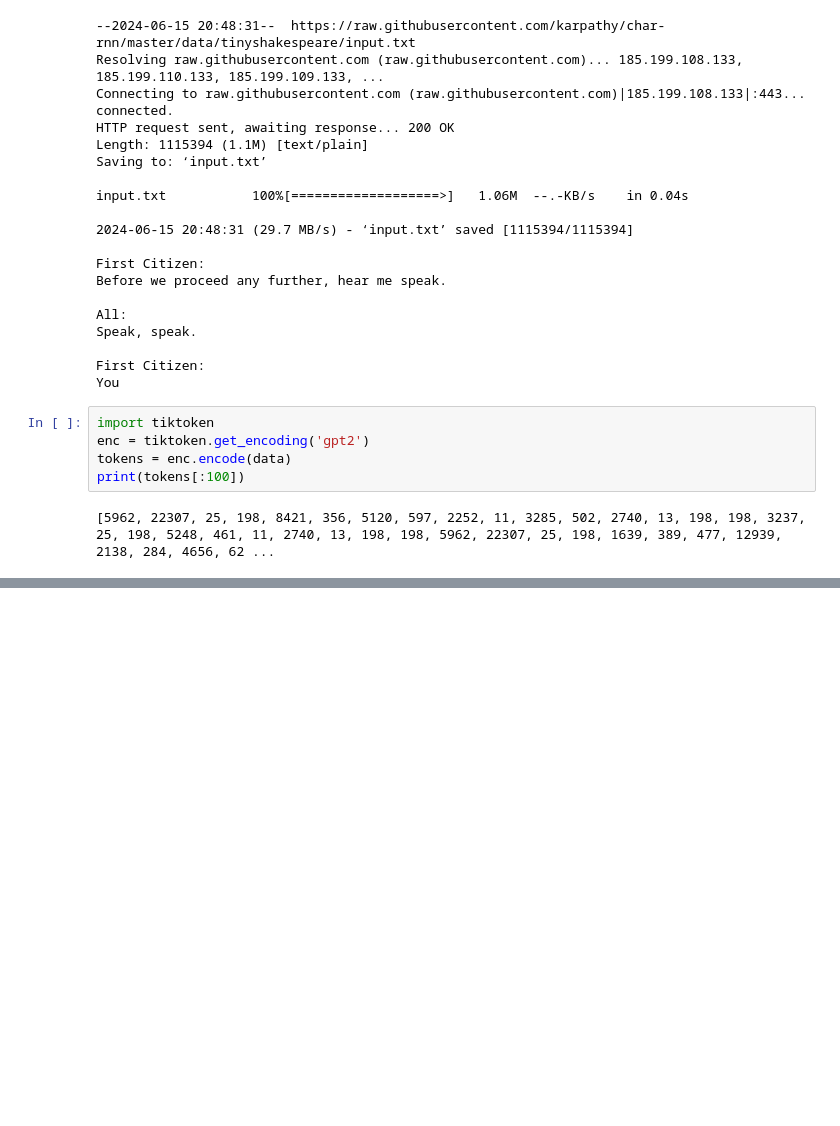
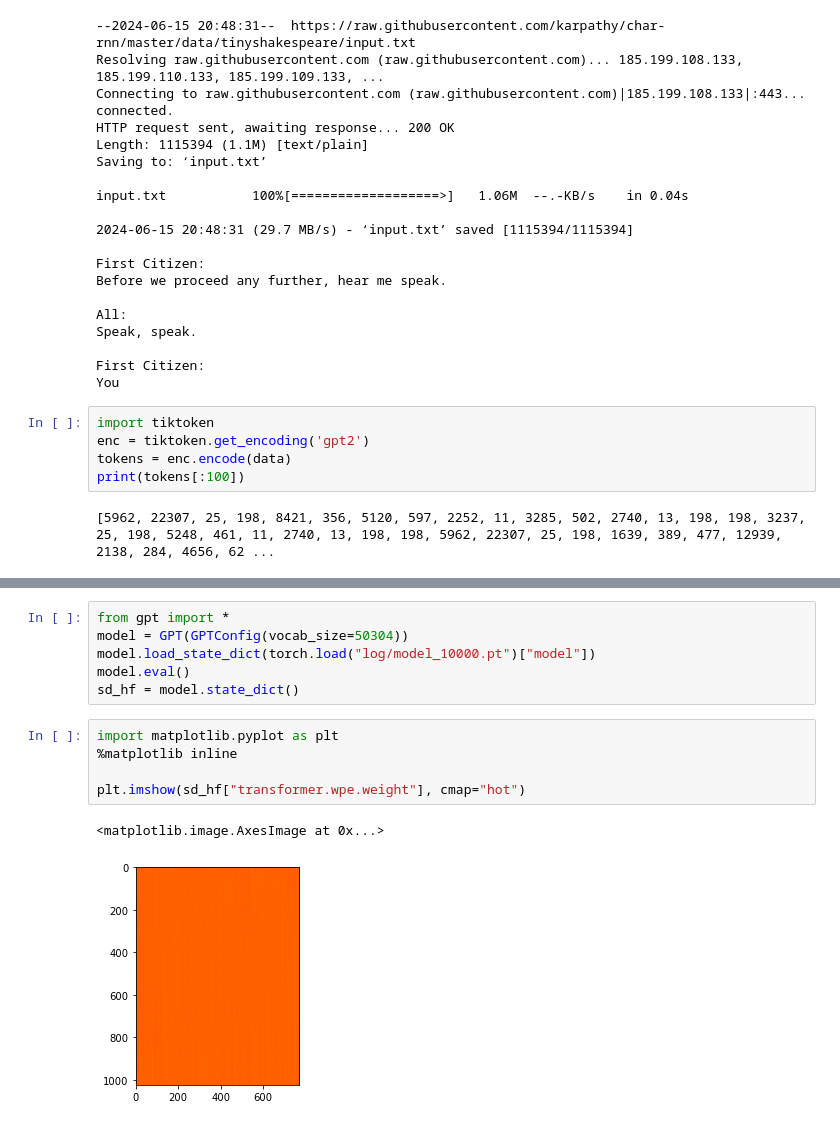
Before and after one commit to WilsonCWu/build_nanogpt, a Jupyter notebook: lookat_hf_gpt2.ipynb, the cells around one changed output, grey strips where cells are left out. Drawn from its saved outputs; the diff is of its cells as text; blank space fills up the shorter version.

```diff
--- a/lookat_hf_gpt2.ipynb
+++ b/lookat_hf_gpt2.ipynb
@@ -294,0 +292,14 @@ plt.imshow(sd_hf["transformer.h.2.attn.c_attn.weight"][:300,:300], cmap="gray")
+# %%
+from gpt import *
+model = GPT(GPTConfig(vocab_size=50304))
+model.load_state_dict(torch.load("log/model_10000.pt")["model"])
+model.eval()
+sd_hf = model.state_dict()
+# %%
+import matplotlib.pyplot as plt
+%matplotlib inline
+
+plt.imshow(sd_hf["transformer.wpe.weight"], cmap="hot")
+# %% [output]
+<matplotlib.image.AxesImage at 0x...>
+[figure, added]
```
Also changed, not shown: parts of 12 cells of this notebook, 4 other files.
